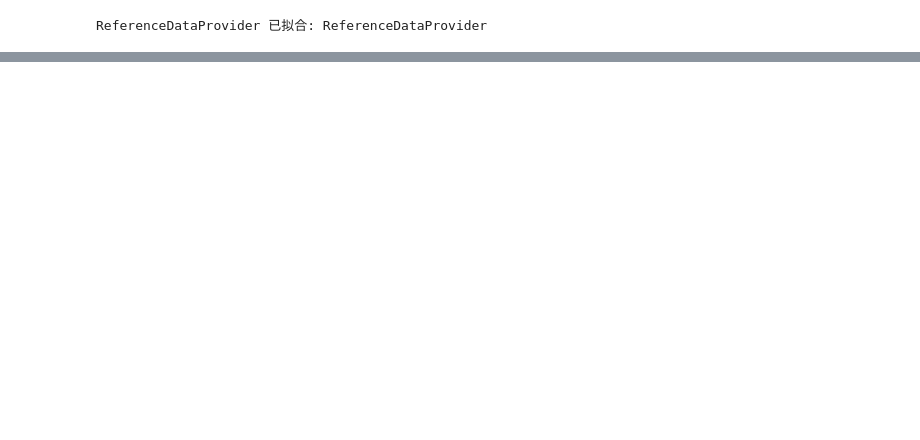
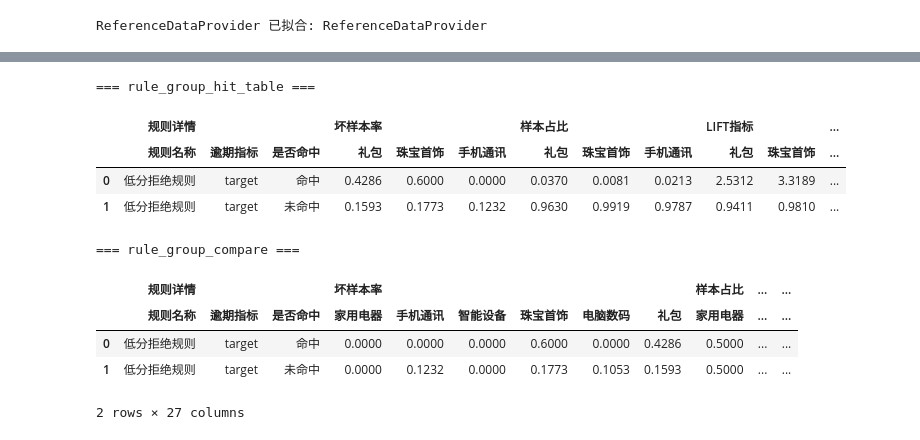
Before and after one commit to hengshu-credit/hscredit, a Jupyter notebook: examples/11_report.ipynb, the cells around one changed output, grey strips where cells are left out. Saved outputs shown, nothing was run; the diff lists cells and outputs as text; code cells hidden in the pictures; blank space fills up the shorter version.

```diff
--- a/examples/11_report.ipynb
+++ b/examples/11_report.ipynb
@@ -1170,0 +1175,17 @@ ReferenceDataProvider 已拟合: ReferenceDataProvider
+# %%
+from hscredit.report import (
+    rule_report_table, rule_target_table, rule_target_analysis,
+    rule_group_hit_table, rule_group_compare, feature_binning_summary,
+)
+from hscredit.core.rules import Rule
+
+_rule = Rule('中智小牛分C3 < 500', name='低分拒绝规则')
+_rep = _rule.report(df, target='target')
+
+# 规则报告 -> 策略文档表
+print('=== rule_report_table ===')
+display(rule_report_table(_rep, rule_name='低分拒绝规则'))
+print('=== rule_target_table ===')
+display(rule_target_table(_rep, rule_name='低分拒绝规则'))
+print('=== rule_target_analysis ===')
+display(rule_target_analysis(_rep, current_pass_rate=0.5, rule_name='低分拒绝规则'))
@@ -1170,0 +1208,20 @@ ReferenceDataProvider 已拟合: ReferenceDataProvider
+# %%
+# 分组命中对比（按商品类别）
+_grp_reports = {g: _rule.report(df[df['商品类别'] == g], target='target')
+                for g in df['商品类别'].dropna().unique()[:3]}
+print('=== rule_group_hit_table ===')
+display(rule_group_hit_table(_grp_reports, rule_name='低分拒绝规则'))
+print('=== rule_group_compare ===')
+display(rule_group_compare(df, rule=_rule, group_col='商品类别', target='target'))
+# %% [output]
+=== rule_group_hit_table ===
+|  | 规则详情 |  |  | 坏样本率 |  |  | 样本占比 |  |  | LIFT指标 |  | ... |
+|  | 规则名称 | 逾期指标 | 是否命中 | 礼包 | 珠宝首饰 | 手机通讯 | 礼包 | 珠宝首饰 | 手机通讯 | 礼包 | 珠宝首饰 | ... |
+| 0 | 低分拒绝规则 | target | 命中 | 0.4286 | 0.6000 | 0.0000 | 0.0370 | 0.0081 | 0.0213 | 2.5312 | 3.3189 | ... |
+| 1 | 低分拒绝规则 | target | 未命中 | 0.1593 | 0.1773 | 0.1232 | 0.9630 | 0.9919 | 0.9787 | 0.9411 | 0.9810 | ... |
+=== rule_group_compare ===
+|  | 规则详情 |  |  | 坏样本率 |  |  |  |  |  | 样本占比 | ... | ... |
+|  | 规则名称 | 逾期指标 | 是否命中 | 家用电器 | 手机通讯 | 智能设备 | 珠宝首饰 | 电脑数码 | 礼包 | 家用电器 | ... | ... |
+| 0 | 低分拒绝规则 | target | 命中 | 0.0000 | 0.0000 | 0.0000 | 0.6000 | 0.0000 | 0.4286 | 0.5000 | ... | ... |
+| 1 | 低分拒绝规则 | target | 未命中 | 0.0000 | 0.1232 | 0.0000 | 0.1773 | 0.1053 | 0.1593 | 0.5000 | ... | ... |
+2 rows × 27 columns
```
Also changed, not shown: parts of 12 cells of this notebook, 19 other files.
